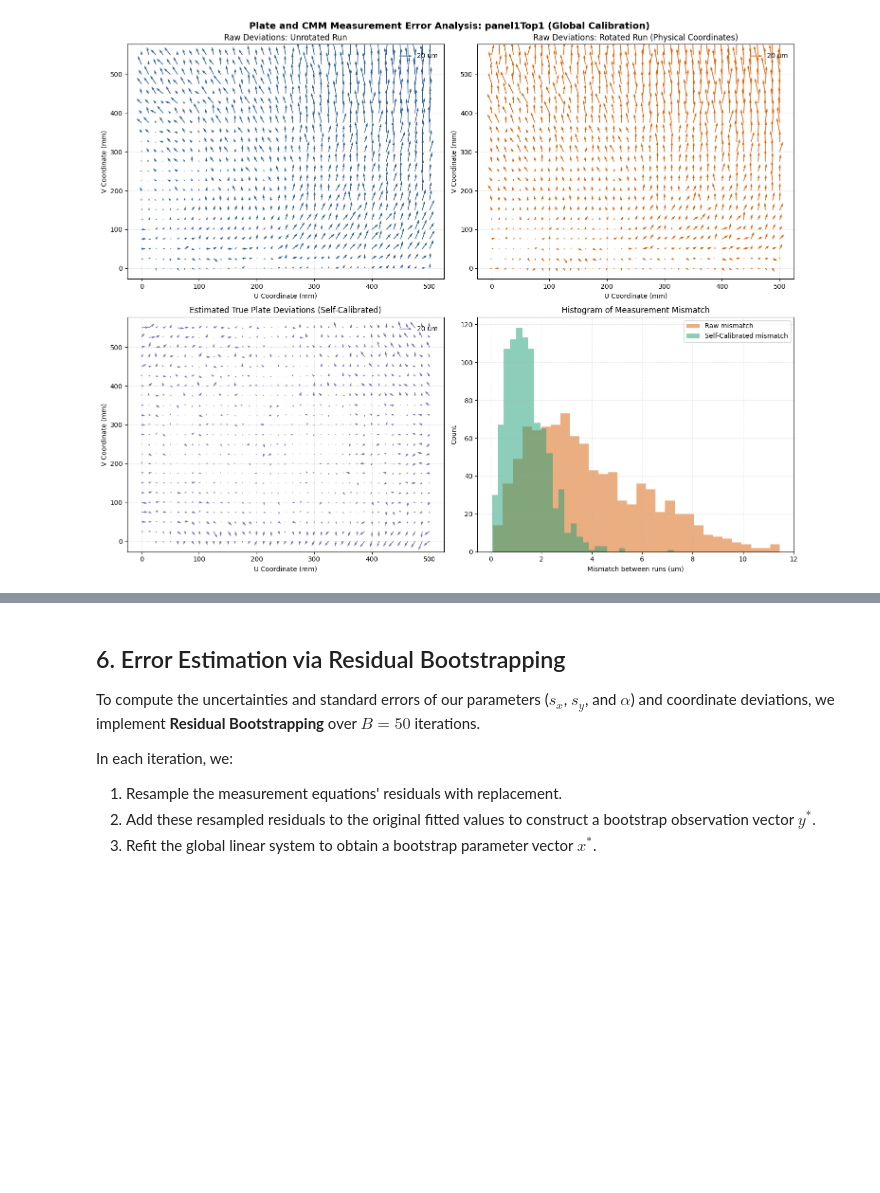
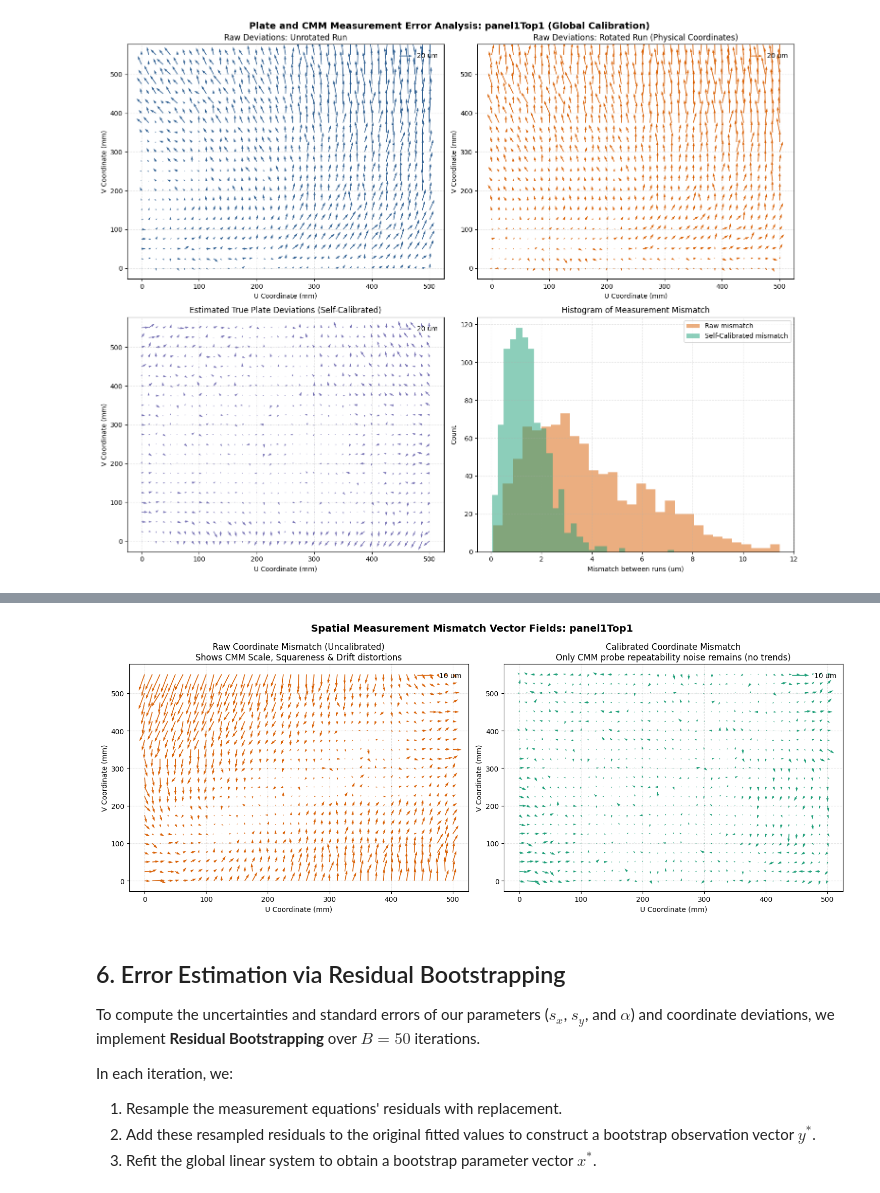
Before and after one commit to plops/afm, a Jupyter notebook: holes/CMM_Self_Calibration_Analysis.ipynb, the cells around one changed output, grey strips where cells are left out. Saved outputs shown, nothing was run; the diff lists cells and outputs as text; code cells hidden in the pictures; blank space fills up the shorter version.

Commit message:
docs(holes): add mismatch vector fields visualization to Section 5.3

```diff
--- a/holes/CMM_Self_Calibration_Analysis.ipynb
+++ b/holes/CMM_Self_Calibration_Analysis.ipynb
@@ -678,3 +689,33 @@ plt.show()
+# %%
+
+# Compute mismatch vector components
+du_mismatch_before = dx_u - du_rot_raw
+dv_mismatch_before = dy_u - dv_rot_raw
+
+du_mismatch_after = du_unrot_c - du_rot_c
+dv_mismatch_after = dv_unrot_c - dv_rot_c
+
+fig, axes = plt.subplots(1, 2, figsize=(15, 6))
+
+# Plot raw mismatch vector field
+q_before = axes[0].quiver(u_grid, v_grid, du_mismatch_before, dv_mismatch_before, scale=0.2, color='#d95f02')
+axes[0].quiverkey(q_before, 0.9, 0.95, 0.01, '10 um', labelpos='E', coordinates='axes')
+axes[0].set_title("Raw Coordinate Mismatch (Uncalibrated)\nShows CMM Scale, Squareness & Drift distortions")
+axes[0].set_xlabel("U Coordinate (mm)")
+axes[0].set_ylabel("V Coordinate (mm)")
+
+# Plot calibrated mismatch vector field
+q_after = axes[1].quiver(u_grid, v_grid, du_mismatch_after, dv_mismatch_after, scale=0.2, color='#1b9e77')
+axes[1].quiverkey(q_after, 0.9, 0.95, 0.01, '10 um', labelpos='E', coordinates='axes')
+axes[1].set_title("Calibrated Coordinate Mismatch\nOnly CMM probe repeatability noise remains (no trends)")
+axes[1].set_xlabel("U Coordinate (mm)")
+axes[1].set_ylabel("V Coordinate (mm)")
+
+plt.suptitle(f"Spatial Measurement Mismatch Vector Fields: {b}", fontsize=14, fontweight='bold')
+plt.tight_layout()
+plt.show()
+# %% [output]
+[figure, added]
 # %% [markdown]
 ## 6. Error Estimation via Residual Bootstrapping
 
```
Also changed, not shown: parts of 1 cell of this notebook, 1 other file.
